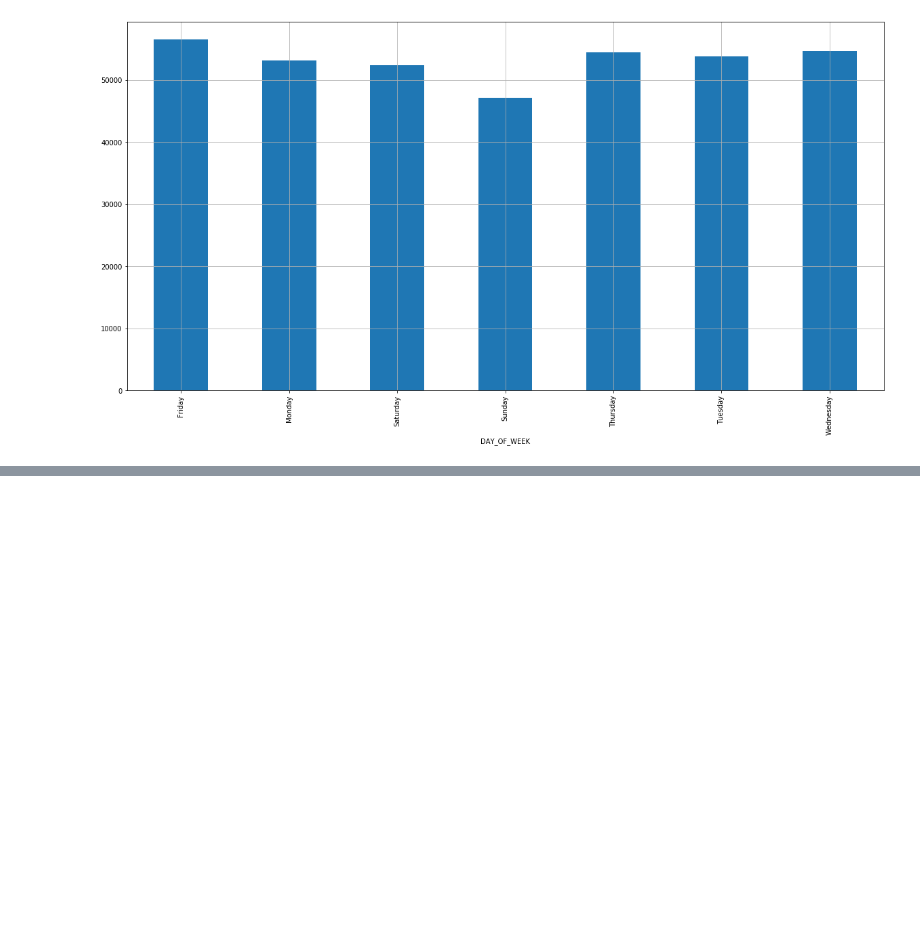
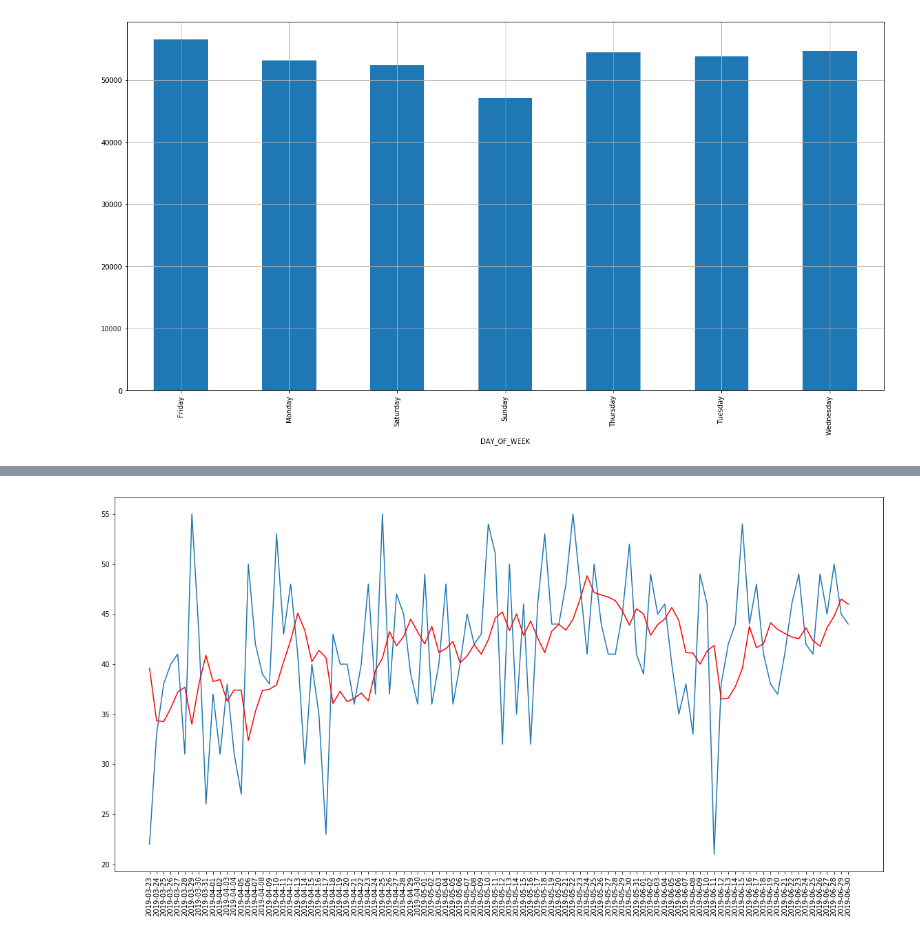
Before and after one commit to mitresh95/ImpactOfCrimeOnHousing, a Jupyter notebook: Project.ipynb, the cells around one changed output, grey strips where cells are left out. Cells and saved outputs as stored; diff of their text form; code cells hidden in the pictures; blank space fills up the shorter version.

```diff
--- a/Project.ipynb
+++ b/Project.ipynb
@@ -304,0 +346,8 @@ crime_data.groupby(['DAY_OF_WEEK']).count()['INCIDENT_NUMBER'].plot.bar(grid=Tru
+# %%
+pyplot.figure(figsize=(20,10))
+pyplot.plot(test.tail(100))
+pyplot.plot(predictions[-100:], color='red')
+pyplot.xticks(rotation='vertical')
+pyplot.show()
+# %% [output]
+[figure, added]
```
Also changed, not shown: parts of 2 cells of this notebook.
